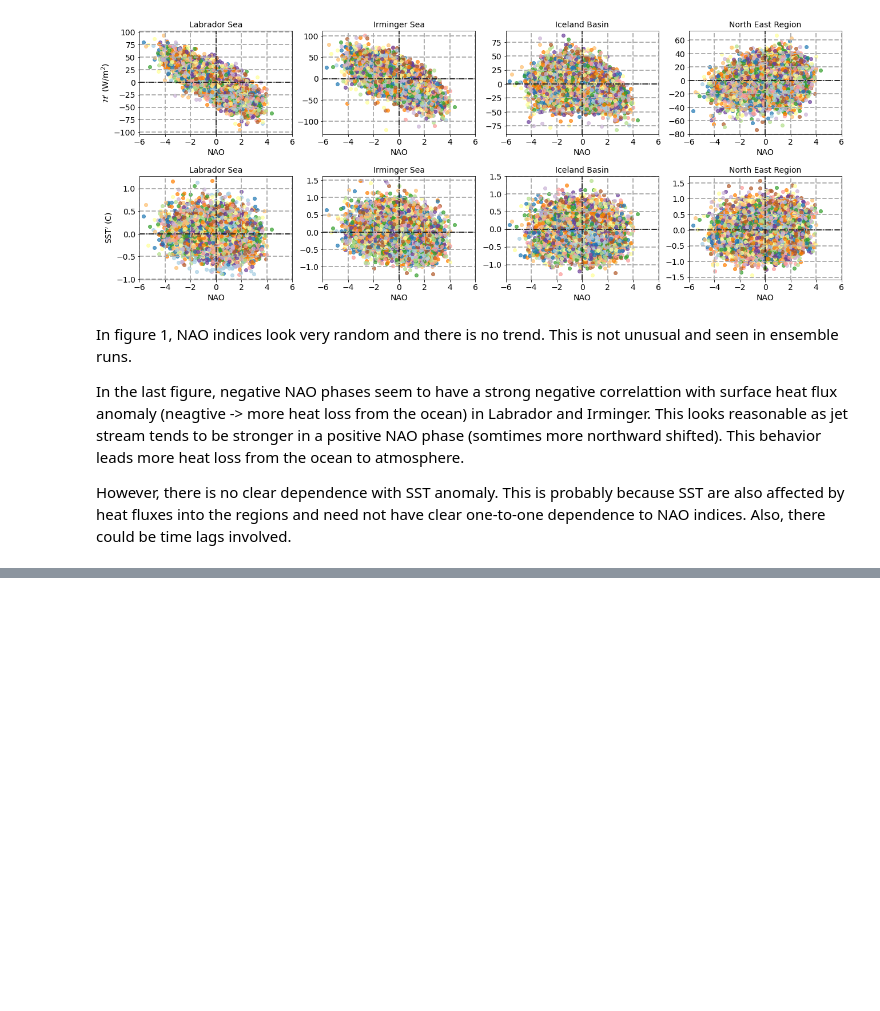
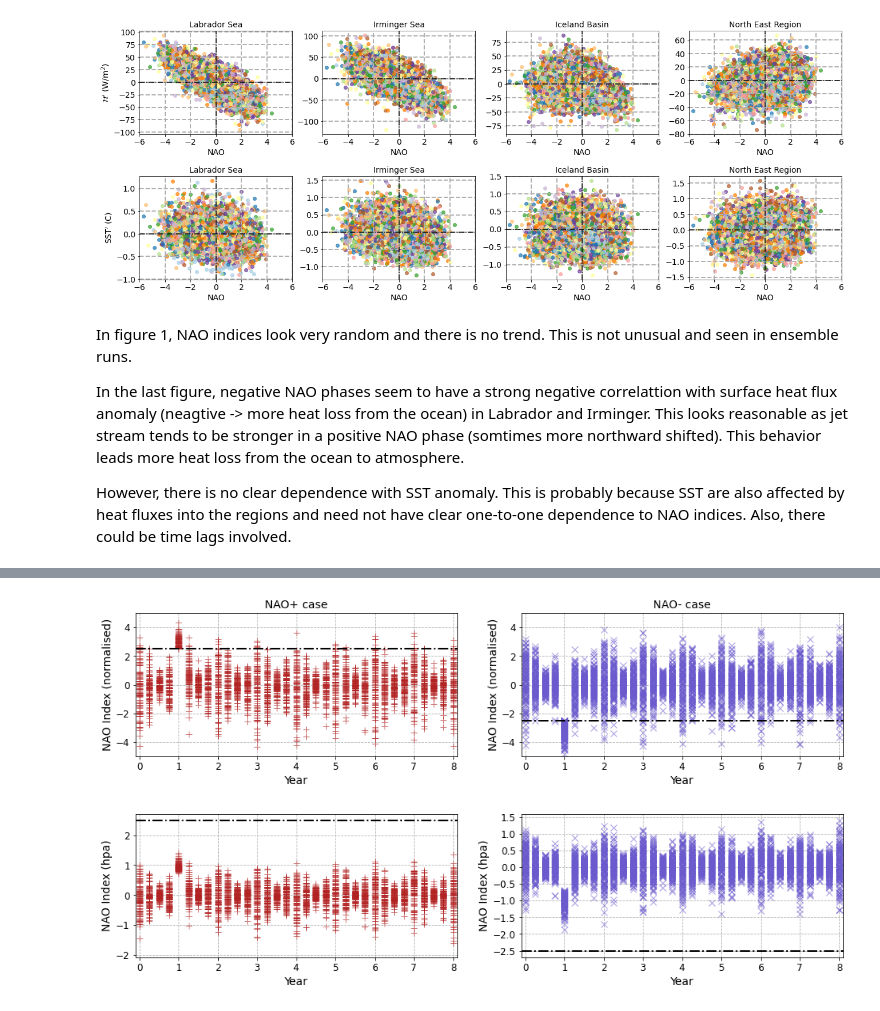
Before and after one commit to hmkhatri/AMOC_Variability_DePreSys_MET, a Jupyter notebook: Notebooks/Quick_Checks/07_Check_NAO_compute.ipynb, the cells around one changed output, grey strips where cells are left out. Cells and saved outputs as stored; diff of their text form; code cells hidden in the pictures; blank space fills up the shorter version.

Commit message:
Composites and Plots for NAO+ cases

```diff
--- a/Notebooks/Quick_Checks/07_Check_NAO_compute.ipynb
+++ b/Notebooks/Quick_Checks/07_Check_NAO_compute.ipynb
@@ -358,0 +366,10 @@ However, there is no clear dependence with SST anomaly. This is probably because
+# %%
+ppdir = "/home/users/hkhatri/DePreSys4_Data/Data_Anomaly_Compute/NAO/"
+
+ds_NAO = xr.open_dataset(ppdir + "NAO_SLP_Anomaly_new.nc")
+
+#ds_NAO = xr.open_dataset(ppdir + "NAO_SLP_Raw.nc")
+
+ds_NAO = ds_NAO.drop('start_year')
+
+print(ds_NAO)
@@ -358,0 +424,85 @@ However, there is no clear dependence with SST anomaly. This is probably because
+# %%
+# Using NAO_SLP_ANomaly data (model drift was removed from mean sea level pressure before computing NAO)
+
+NAO_cut =2.5
+
+fig = plt.figure(figsize=[18,4])
+
+grid = plt.GridSpec(2, 2, wspace=0.2, hspace=0.4)
+fig = plt.figure(figsize=[16,8])
+
+for i in range(0,2):
+
+    ax = fig.add_subplot(grid[0, i])
+
+    for year in range(0,len(ds_NAO['start_year'])):
+
+        for r in range(0,10):
+
+            if(i==0):
+
+                for ind in range(4,13,4):
+                    ax.plot(np.arange(0,len(NAO_season.time))/4 + year*0 - (ind - 4)/4,
+                            NAO_season.where((NAO_season.isel(time=ind) >=
+                                              NAO_cut)).isel(start_year=year, r=r),'+', ms=8, color='firebrick', alpha=0.6)
+            elif(i==1):
+
+                for ind in range(4,13,4):
+
+                    ax.plot(np.arange(0,len(NAO_season.time))/4 + year*0 - (ind - 4)/4,
+                            NAO_season.where((NAO_season.isel(time=ind) <=
+                                              -NAO_cut)).isel(start_year=year, r=r),'x', ms=8, color='slateblue', alpha=0.6)
+
+    ax.grid('on', ls='--')
+    ax.set_ylabel('NAO Index (normalised)',  fontsize=14)
+    ax.set_xlabel('Year',  fontsize=14)
+    plt.yticks(fontsize = 12);
+    plt.xticks(fontsize = 12);
+    ax.set_ylim([-5., 5.])
+    if(i==0):
+        plt.title('NAO+ case', fontsize=14)
+        ax.axhline(y=2.5, ls='-.', lw=2, color='k');
+    if(i==1):
+        plt.title('NAO- case', fontsize=14)
+        ax.axhline(y=-2.5, ls='-.', lw=2, color='k');
+
+    ax.set_xlim([-0.1, 8.1])
+
+for i in range(0,2):
+
+    ax = fig.add_subplot(grid[1, i])
+
+    for year in range(0,len(ds_NAO['start_year'])):
+
+        for r in range(0,10):
+
+            if(i==0):
+
+                for ind in range(4,13,4):
+                    ax.plot(np.arange(0,len(NAO_season.time))/4 + year*0 - (ind - 4)/4,
+                            NAO_hpa_season.where((NAO_season.isel(time=ind) >=
+                                              NAO_cut)).isel(start_year=year, r=r),'+', ms=8, color='firebrick', alpha=0.6)
+
+            elif(i==1):
+
+                for ind in range(4,13,4):
+
+                    ax.plot(np.arange(0,len(NAO_season.time))/4 + year*0 - (ind - 4)/4,
+                            NAO_hpa_season.where((NAO_season.isel(time=ind) <=
+                                              -NAO_cut)).isel(start_year=year, r=r),'x', ms=8, color='slateblue', alpha=0.6)
+
+    ax.grid('on', ls='--')
+    ax.set_ylabel('NAO Index (hpa)',  fontsize=14)
+    ax.set_xlabel('Year',  fontsize=14)
+    plt.yticks(fontsize = 12);
+    plt.xticks(fontsize = 12);
+    #ax.set_ylim([-5., 5.])
+    if(i==0):
+        #plt.title('NAO+ case', fontsize=14)
+        ax.axhline(y=2.5, ls='-.', lw=2, color='k');
+    if(i==1):
+        #plt.title('NAO- case', fontsize=14)
+        ax.axhline(y=-2.5, ls='-.', lw=2, color='k');
+
+    ax.set_xlim([-0.1, 8.1])
+# %% [output]
@@ -358,0 +510 @@ However, there is no clear dependence with SST anomaly. This is probably because
+[figure, added]
```
Also changed, not shown: parts of 15 cells of this notebook, 17 other files.
